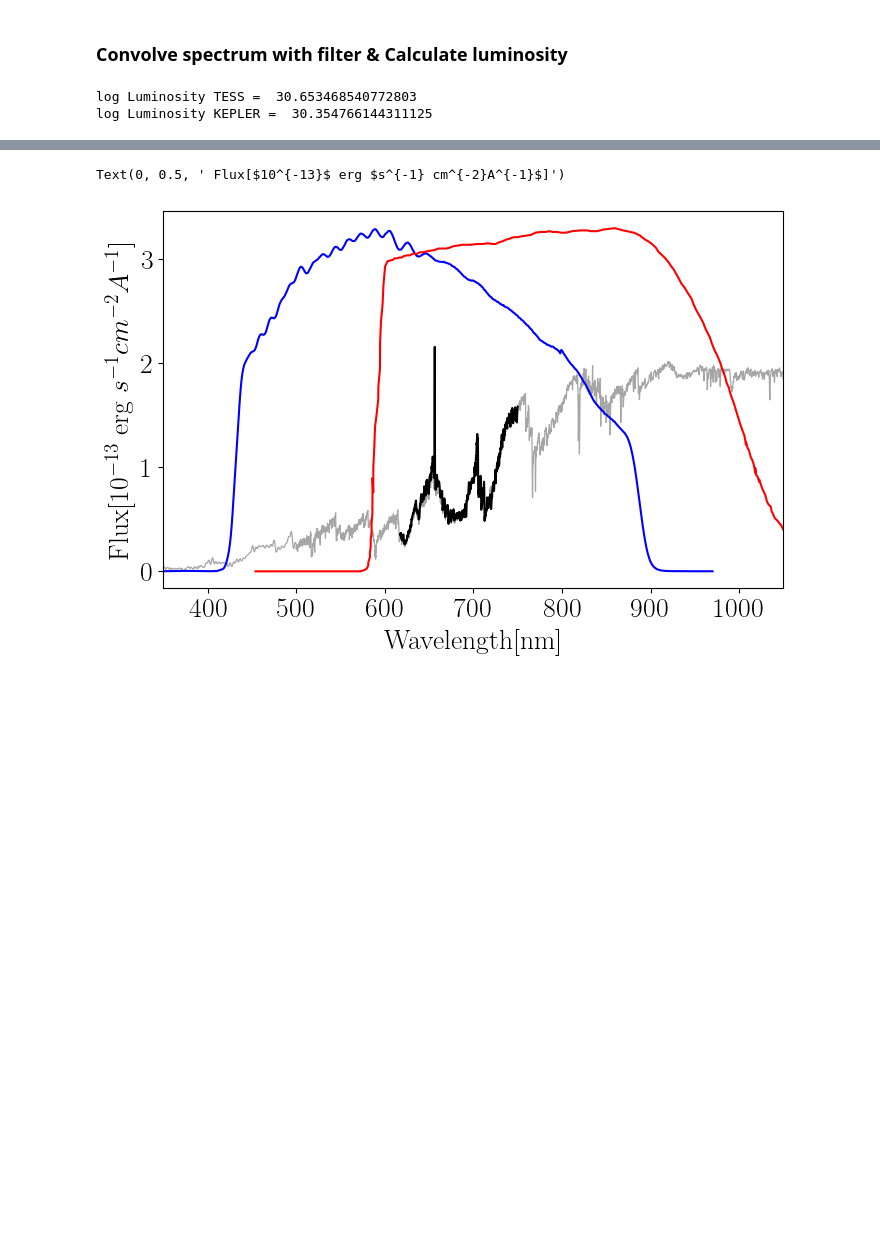
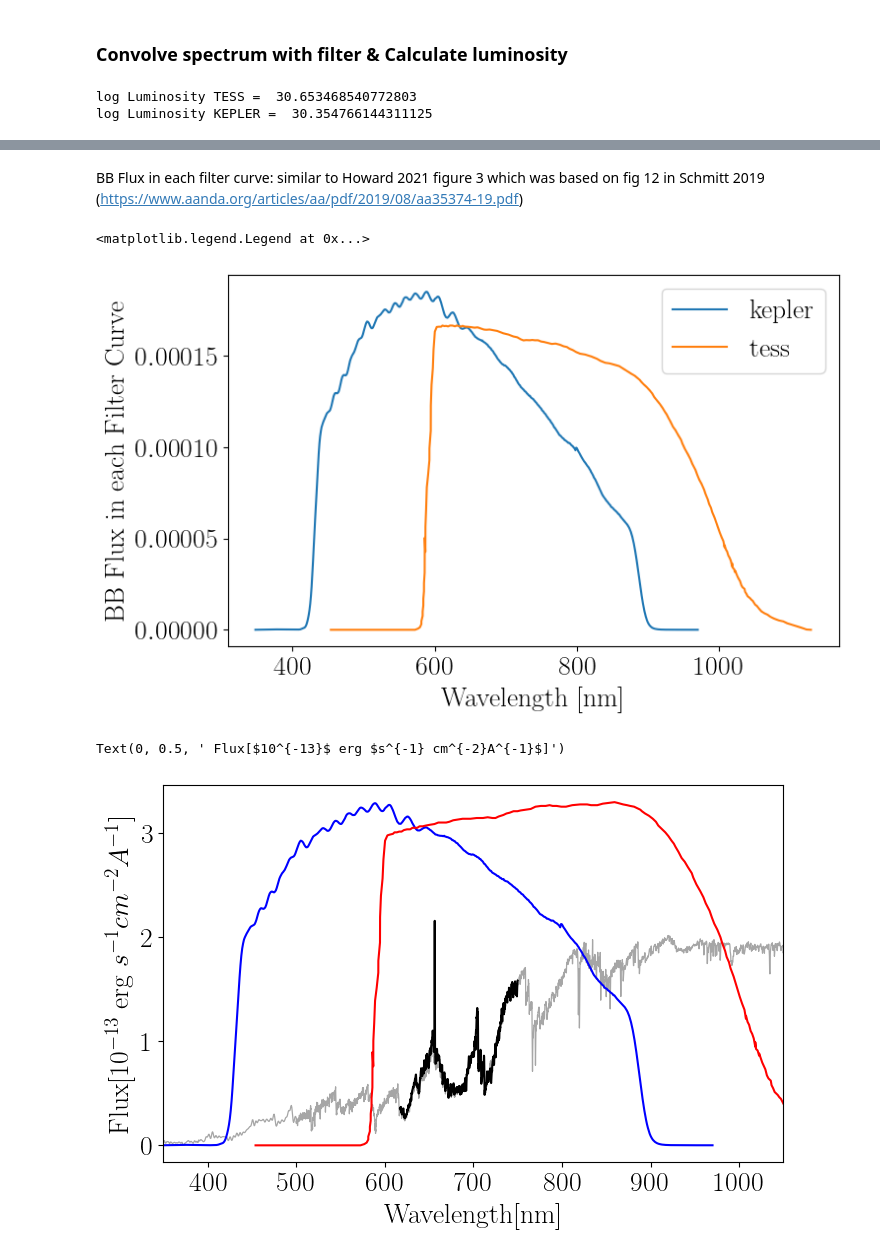
Before and after one commit to lupitatovar/De-Colores, a Jupyter notebook: Convolved_Bandpasses.ipynb, the cells around one changed output, grey strips where cells are left out. Drawn from its saved outputs; the diff is of its cells as text; code cells hidden in the pictures; blank space fills up the shorter version.

```diff
--- a/Convolved_Bandpasses.ipynb
+++ b/Convolved_Bandpasses.ipynb
@@ -250,0 +284,12 @@ BB_TESS / BB_Kep 1.033513542159019
+# %% [markdown]
+BB Flux in each filter curve: similar to Howard 2021 figure 3 which was based on fig 12 in Schmitt 2019 (https://www.aanda.org/articles/aa/pdf/2019/08/aa35374-19.pdf)
+# %%
+plt.plot(kepfk_wave/10,bb_kepfk*kep_tm_norm, label ='kepler') # bb flux in each curve
+plt.plot(tessfk_wave/10,bb_tessfk*tess_tm_norm, label ='tess')
+
+plt.xlabel('Wavelength [nm]')
+plt.ylabel('BB Flux in each Filter Curve')
+plt.legend()
+# %% [output]
+<matplotlib.legend.Legend at 0x...>
+[figure, added]
```
Also changed, not shown: parts of 124 cells of this notebook, 12 other files.
